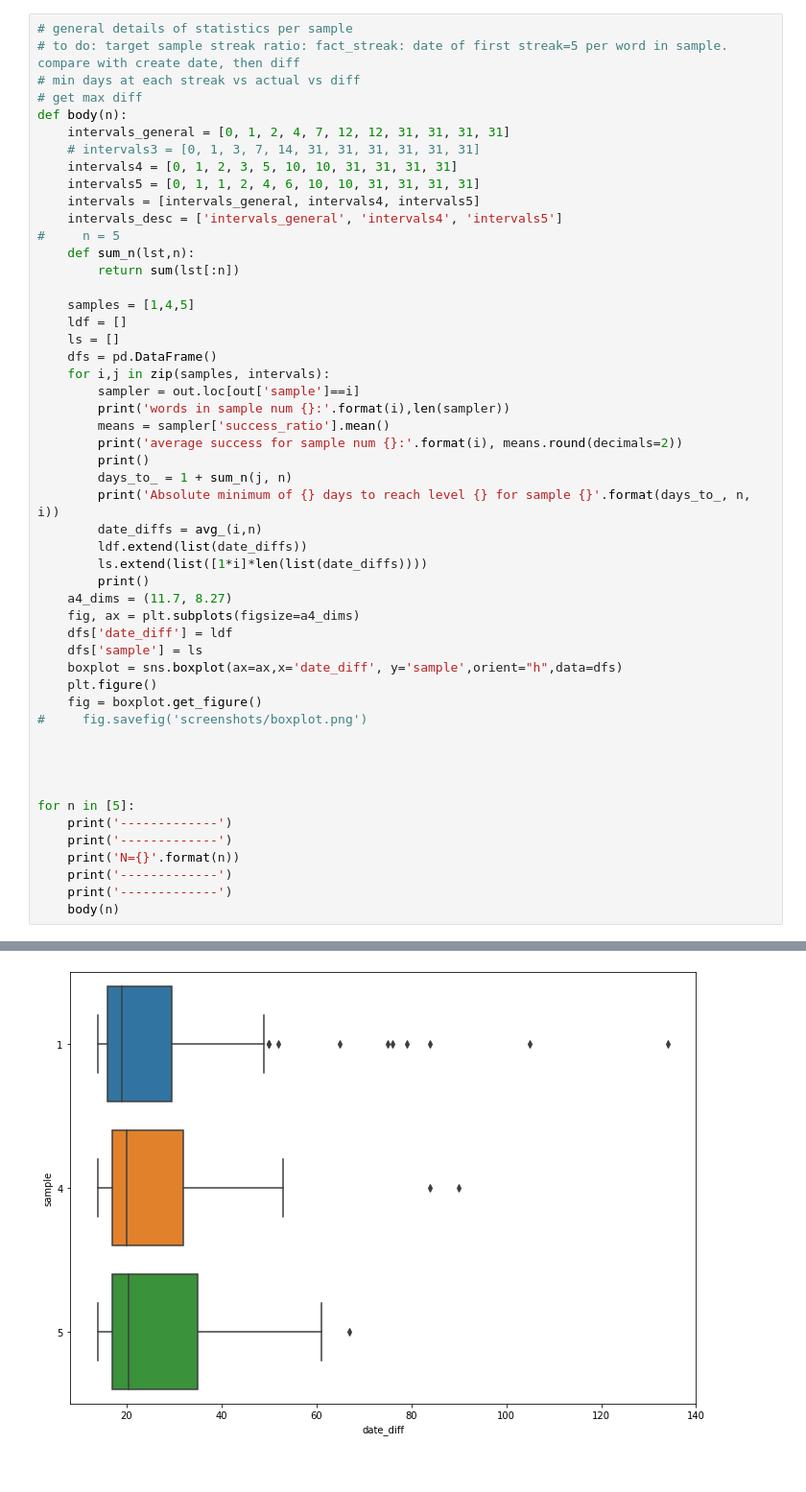
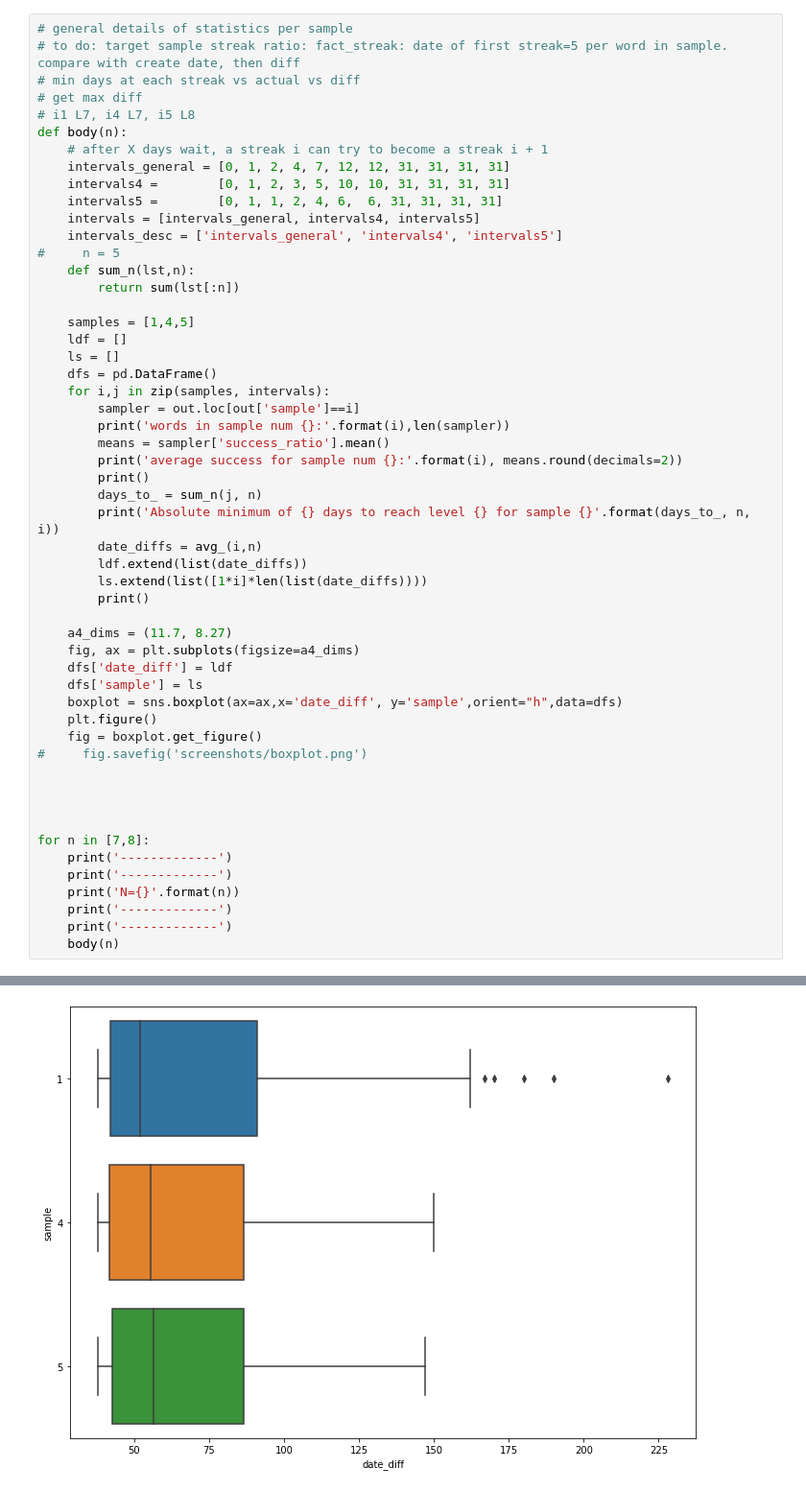
Before and after one commit to MattPCollins/Japanese-Revision, a Jupyter notebook: data_analysis-concise.ipynb, the cells around one changed output, grey strips where cells are left out. Shown: that part at 96% size. Cells and saved outputs as stored; diff of their text form.

```diff
--- a/data_analysis-concise.ipynb
+++ b/data_analysis-concise.ipynb
@@ -240,11 +231,12 @@ def rolling_avg_level(df,k):
 # to do: target sample streak ratio: fact_streak: date of first streak=5 per word in sample. compare with create date, then diff
 # min days at each streak vs actual vs diff
 # get max diff
+# i1 L7, i4 L7, i5 L8
 def body(n):
+    # after X days wait, a streak i can try to become a streak i + 1
     intervals_general = [0, 1, 2, 4, 7, 12, 12, 31, 31, 31, 31]
-    # intervals3 = [0, 1, 3, 7, 14, 31, 31, 31, 31, 31, 31]
-    intervals4 = [0, 1, 2, 3, 5, 10, 10, 31, 31, 31, 31]
-    intervals5 = [0, 1, 1, 2, 4, 6, 10, 10, 31, 31, 31, 31]
+    intervals4 =        [0, 1, 2, 3, 5, 10, 10, 31, 31, 31, 31]
+    intervals5 =        [0, 1, 1, 2, 4, 6,  6, 31, 31, 31, 31]
     intervals = [intervals_general, intervals4, intervals5]
     intervals_desc = ['intervals_general', 'intervals4', 'intervals5']
 #     n = 5
@@ -261,12 +253,13 @@ def body(n):
         means = sampler['success_ratio'].mean()
         print('average success for sample num {}:'.format(i), means.round(decimals=2))
         print()
-        days_to_ = 1 + sum_n(j, n)
+        days_to_ = sum_n(j, n)
         print('Absolute minimum of {} days to reach level {} for sample {}'.format(days_to_, n, i))
         date_diffs = avg_(i,n)
         ldf.extend(list(date_diffs))
         ls.extend(list([1*i]*len(list(date_diffs))))
         print()
+
     a4_dims = (11.7, 8.27)
     fig, ax = plt.subplots(figsize=a4_dims)
     dfs['date_diff'] = ldf
@@ -279,7 +272,7 @@ def body(n):
 
 
 
-for n in [5]:
+for n in [7,8]:
     print('-------------')
     print('-------------')
     print('N={}'.format(n))
@@ -337 +351 @@ Observed maximum of 67 days to reach level 5 for sample 5
-[figure, old version]
+[figure, new version]
```
Also changed, not shown: parts of 18 cells of this notebook, 9 other files.
